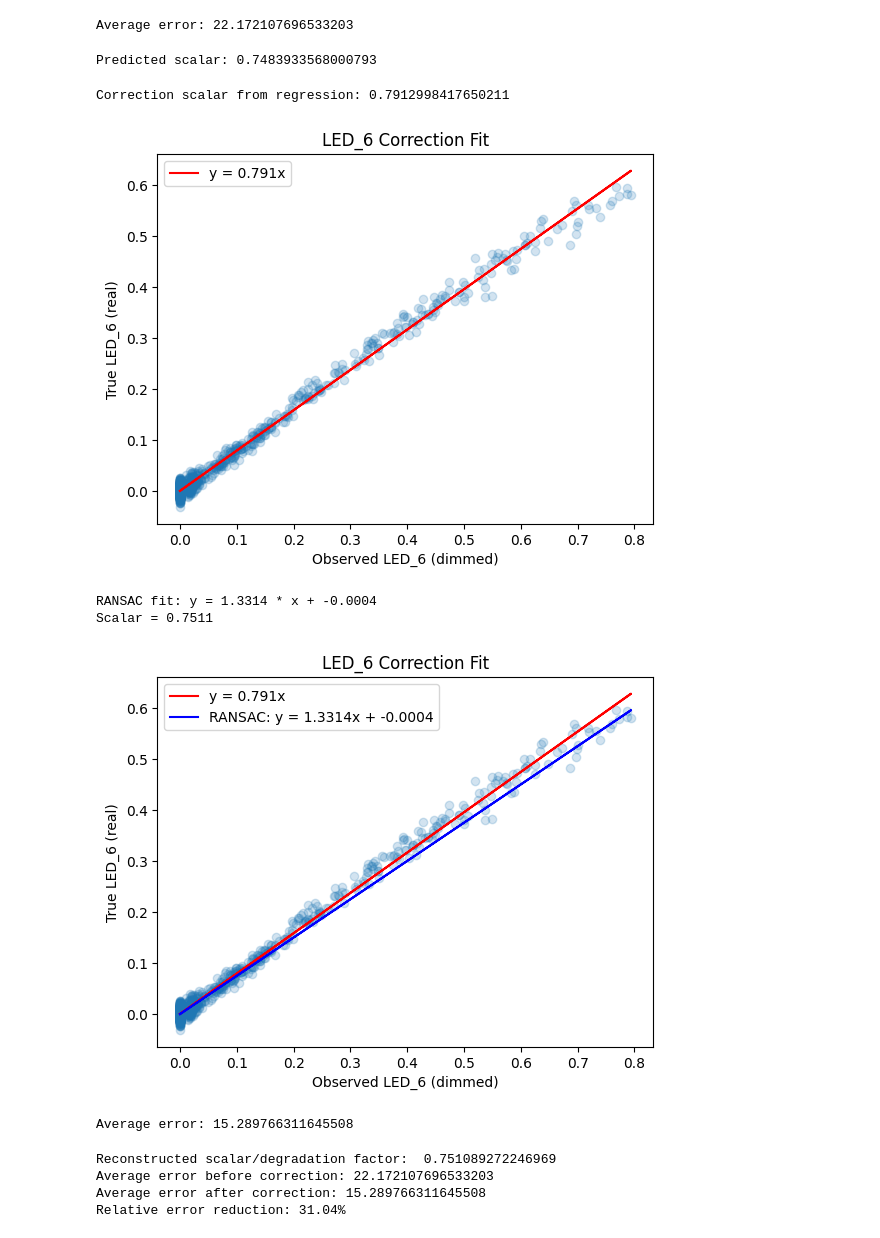
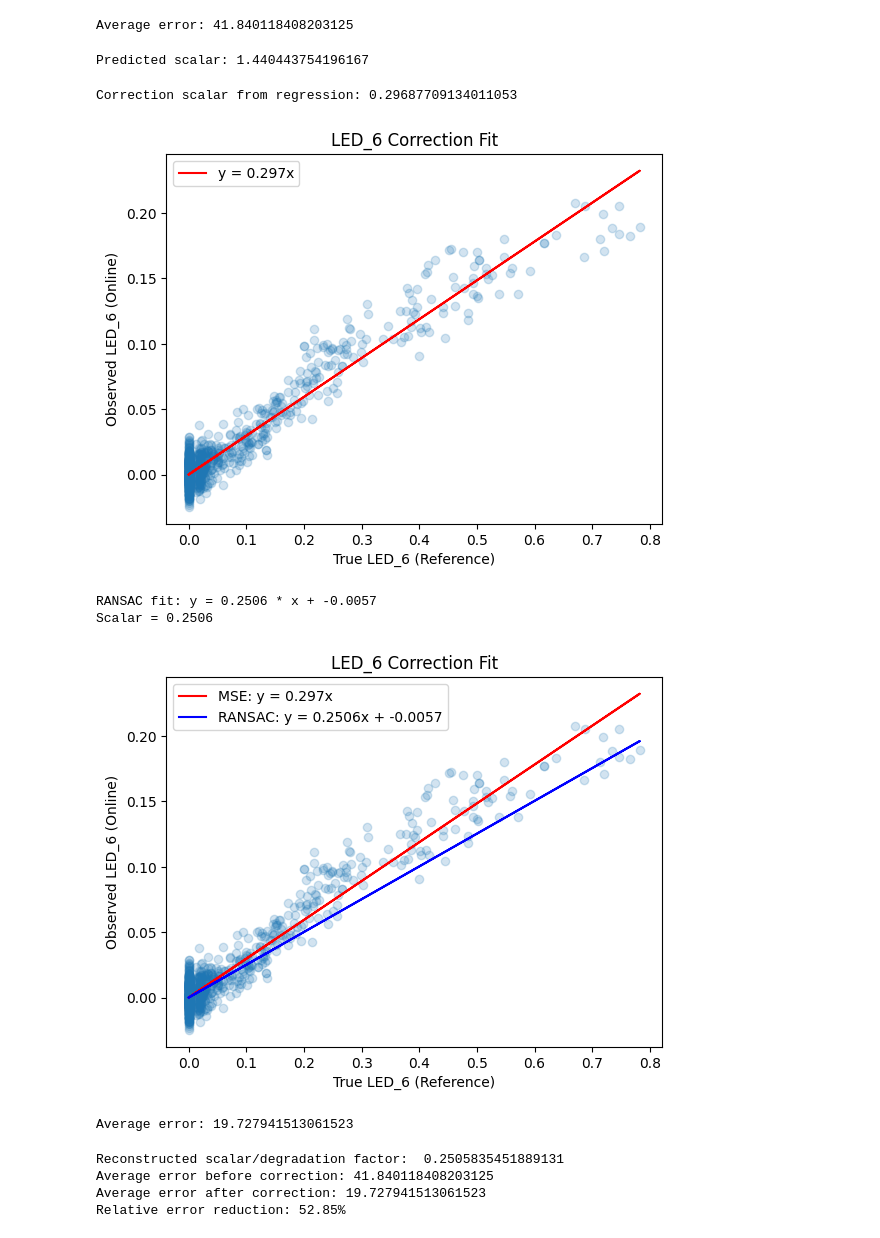
Before and after one commit to einstein8612/VLP, a Jupyter notebook: testing.ipynb, the cells around one changed output. Drawn from its saved outputs; the diff is of its cells as text; code cells hidden in the pictures.

```diff
--- a/testing.ipynb
+++ b/testing.ipynb
@@ -16,9 +16,7 @@ all_data = pd.concat([train, test], axis=0)
 real_led_6 = test["led_6"]
 # %%
 # Times scalar and adds noise
-test["led_6"] = test["led_6"]*0.75 + np.random.normal(0, 0.01, len(test["led_6"]))
-# test["led_7"] = test["led_7"]*0.95 + np.random.normal(0, 0.01, len(test["led_7"]))
-# test["led_8"] = test["led_8"]*0.95 + np.random.normal(0, 0.01, len(test["led_8"]))
+test["led_6"] = test["led_6"]*0.25 + np.random.normal(0, 0.01, len(test["led_6"]))
 # %%
 X = torch.from_numpy(test.drop(["x", "y"], axis="columns").to_numpy()).to(dtype=torch.float32)
 y = torch.from_numpy(test[["x", "y"]].to_numpy()).to(dtype=torch.float32)
@@ -31,7 +29,7 @@ predicted = ((model.predict(X) / 10).round()*10).to(dtype=torch.int64)
 error = torch.norm(predicted - y, dim=1).mean()
 print(f"Average error: {error.item()}")
 # %% [output]
-Average error: 22.172107696533203
+Average error: 41.840118408203125
 # %%
 led_6 = 0
 n = 0
@@ -52,7 +50,7 @@ for i in tqdm(range(1000)):
 predicted_scalar = led_6/n
 print(f"Predicted scalar: {predicted_scalar}")
 # %% [output]
-Predicted scalar: 0.7483933568000793
+Predicted scalar: 1.440443754196167
 # %%
 random_idx = np.random.randint(0, len(test), 1000)
 x_vals = []
@@ -79,53 +77,53 @@ print(f"Correction scalar from regression: {a}")
 plt.plot(x_vals, a * x_vals, color="red", label=f"y = {a:.3f}x")
 
 plt.scatter(x_vals, y_vals, alpha=0.2)
-plt.xlabel("Observed LED_6 (dimmed)")
-plt.ylabel("True LED_6 (real)")
+plt.xlabel("True LED_6 (Reference)")
+plt.ylabel("Observed LED_6 (Online)")
 plt.legend()
 plt.title("LED_6 Correction Fit")
 plt.show()
 # %% [output]
-Correction scalar from regression: 0.7912998417650211
+Correction scalar from regression: 0.29687709134011053
-[figure, old version]
+[figure, new version]
 # %%
 from sklearn.linear_model import RANSACRegressor, LinearRegression
 import matplotlib.pyplot as plt
 import numpy as np
 
 # From earlier steps
 observed = test["led_6"].values.reshape(-1, 1)   # dimmed, used in model
 true = real_led_6.values                         # actual values before dimming
 
 # Optional: filter out very low values to avoid divide-by-zero or noise
 mask = (observed.flatten() > 1e-3) & (true > 1e-3)
 X_filtered = observed[mask]
 y_filtered = true[mask]
 
 # Fit robust regression using RANSAC
 base_model = LinearRegression()
 ransac = RANSACRegressor(base_model, residual_threshold=1.0, max_trials=100)
 ransac.fit(X_filtered, y_filtered)
 
 # Get the fitted slope and intercept
 slope = ransac.estimator_.coef_[0]
 intercept = ransac.estimator_.intercept_
 
-print(f"RANSAC fit: y = {slope:.4f} * x + {intercept:.4f}")
+print(f"RANSAC fit: y = {1/slope:.4f} * x + {intercept:.4f}")
 print(f"Scalar = {1/slope:.4f}")
 
-plt.plot(x_vals, a * x_vals, color="red", label=f"y = {a:.3f}x")
-plt.plot(x_vals, (1/slope) * x_vals + intercept, color="blue", label=f"RANSAC: y = {slope:.4f}x + {intercept:.4f}")
+plt.plot(x_vals, a * x_vals, color="red", label=f"MSE: y = {a:.3f}x")
+plt.plot(x_vals, (1/slope) * x_vals, color="blue", label=f"RANSAC: y = {1/slope:.4f}x + {intercept:.4f}")
 
 plt.scatter(x_vals, y_vals, alpha=0.2)
-plt.xlabel("Observed LED_6 (dimmed)")
-plt.ylabel("True LED_6 (real)")
+plt.xlabel("True LED_6 (Reference)")
+plt.ylabel("Observed LED_6 (Online)")
 plt.legend()
 plt.title("LED_6 Correction Fit")
 plt.show()
 # %% [output]
-RANSAC fit: y = 1.3314 * x + -0.0004
-Scalar = 0.7511
+RANSAC fit: y = 0.2506 * x + -0.0057
+Scalar = 0.2506
-[figure, old version]
+[figure, new version]
 # %%
 adjusted_X = X.clone()
 adjusted_X[:, 6] = adjusted_X[:, 6] * slope
@@ -135,14 +133,14 @@ asjusted_predicted = ((model.predict(adjusted_X) / 10).round()*10).to(dtype=torc
 adjusted_error = torch.norm(asjusted_predicted - y, dim=1).mean()
 print(f"Average error: {adjusted_error.item()}")
 # %% [output]
-Average error: 15.289766311645508
+Average error: 19.727941513061523
 # %%
 print("Reconstructed scalar/degradation factor: ", 1/slope)
 print(f"Average error before correction: {error.item()}")
 print(f"Average error after correction: {adjusted_error.item()}")
 print(f"Relative error reduction: {(error.item() - adjusted_error.item()) / error.item() * 100:.2f}%")
 # %% [output]
-Reconstructed scalar/degradation factor:  0.751089272246969
-Average error before correction: 22.172107696533203
-Average error after correction: 15.289766311645508
-Relative error reduction: 31.04%
+Reconstructed scalar/degradation factor:  0.2505835451889131
+Average error before correction: 41.840118408203125
+Average error after correction: 19.727941513061523
+Relative error reduction: 52.85%
```
Also changed, not shown: 4 other files.
